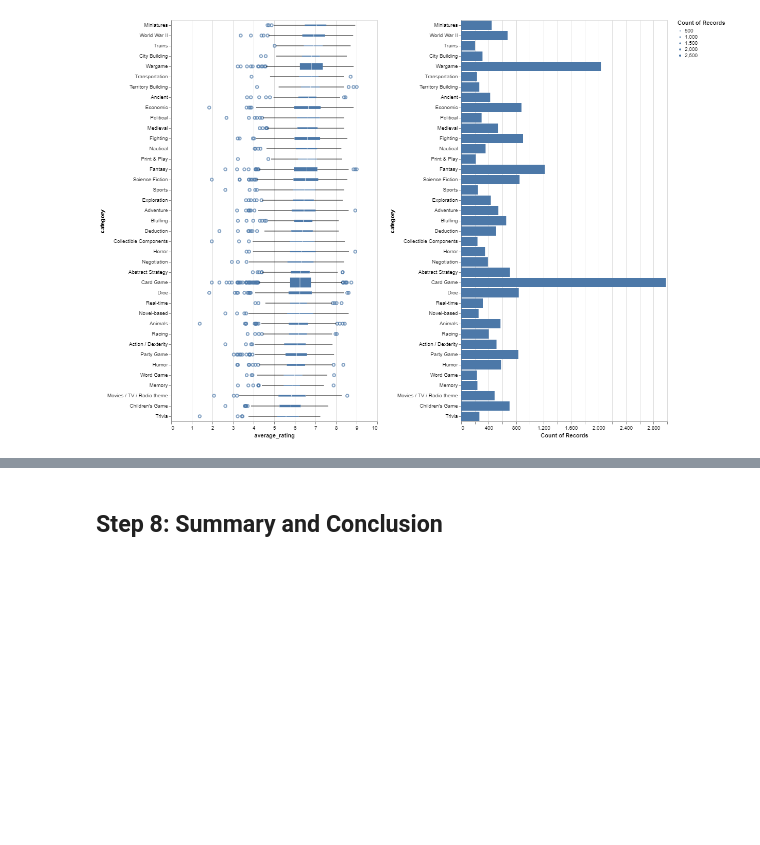
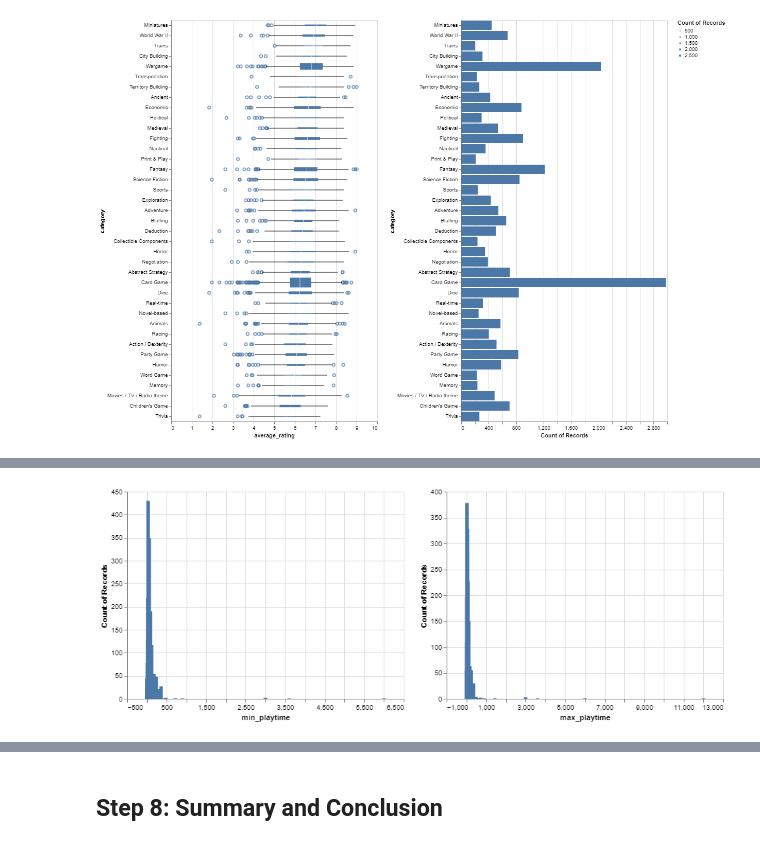
Before and after one commit to ubco-mds-2020-labs/data-550-project2-group-14, a Jupyter notebook: boardgame_EDA.ipynb, the cells around one changed output, grey strips where cells are left out. Saved outputs shown, nothing was run; the diff lists cells and outputs as text; code cells hidden in the pictures; blank space fills up the shorter version.

```diff
--- a/boardgame_EDA.ipynb
+++ b/boardgame_EDA.ipynb
@@ -233,0 +237,14 @@ cha | chb
+# %%
+cha = (alt.Chart(features_df).mark_bar().encode(
+    x=alt.Y('min_playtime'),
+    y=alt.X('count()'),
+))
+
+chb = (alt.Chart(features_df).mark_bar().encode(
+    x=alt.Y('max_playtime'),
+    y=alt.X('count()', ),
+))
+
+cha | chb
+# %% [output]
+[figure, added]
```
Also changed, not shown: parts of 13 cells of this notebook.
